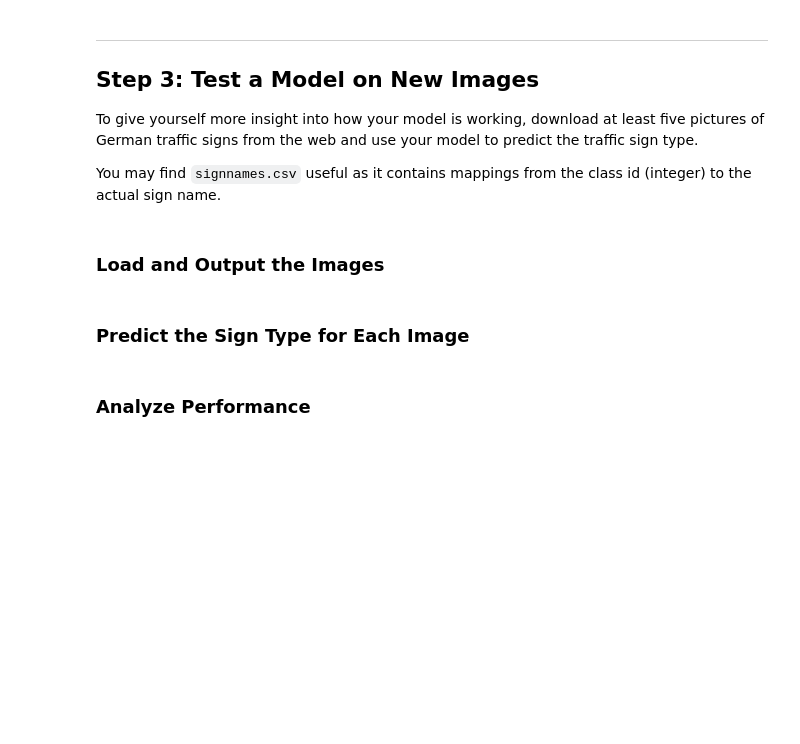
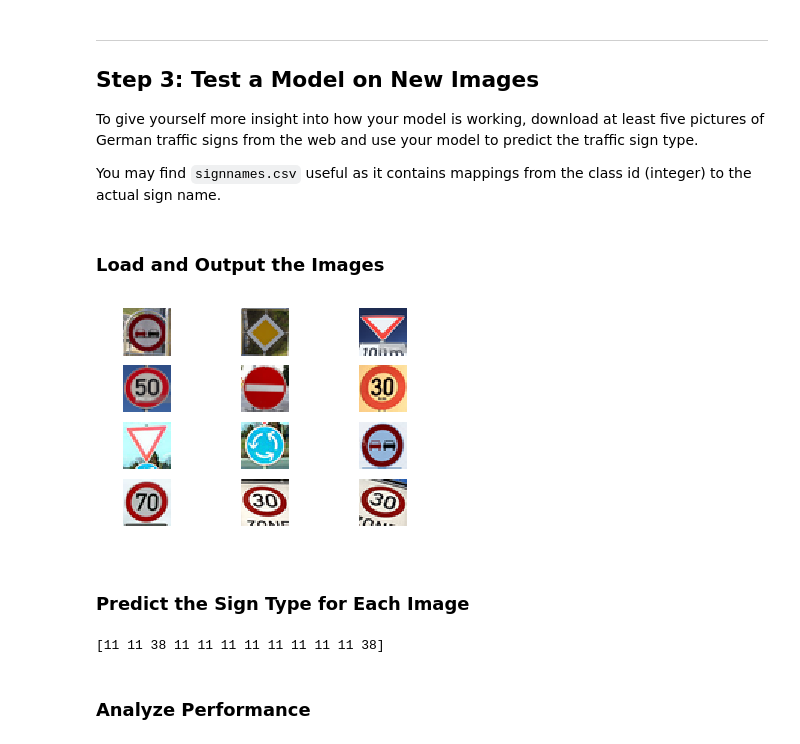
Before and after one commit to uboot/CarND-Traffic-Sign-Classifier-Project, a Jupyter notebook: Traffic_Sign_Classifier.ipynb, the cells around one changed output. Cells and saved outputs as stored; diff of their text form; code cells hidden in the pictures; blank space fills up the shorter version.

Commit message:
Display example images

```diff
--- a/Traffic_Sign_Classifier.ipynb
+++ b/Traffic_Sign_Classifier.ipynb
@@ -310,2 +311,22 @@ You may find `signnames.csv` useful as it contains mappings from the class id (i
+# %%
+### Load the images and plot them here.
+### Feel free to use as many code cells as needed.
+
+import cv2
+
+images = [cv2.imread('internet-examples/{:02}.png'.format(i)) for i in range(1, 13)]
+images = [cv2.cvtColor(image, cv2.COLOR_BGR2RGB) for image in images]
+
+f, axarr = plt.subplots(4, 3)
+index = 0
+for i in range(4):
+    for j in range(3):
+        axarr[i, j].imshow(images[index])
+        axarr[i, j].axis('off')
+        index += 1
+
+preprocessed = preprocess(images)
+# %% [output]
+[figure, added]
 # %% [markdown]
 ### Predict the Sign Type for Each Image
@@ -316,3 +333,22 @@ You may find `signnames.csv` useful as it contains mappings from the class id (i
+# %%
+import tensorflow as tf
+
+tf.reset_default_graph()
+
+x = tf.placeholder(tf.float32, (None, 32, 32, 1))
+keep_prob = tf.placeholder(tf.float32)
+
+logits = LeNet(x, keep_prob)
+
+saver = tf.train.Saver()
+
+with tf.Session() as sess:
+    # Load the weights and bias
+    saver.restore(sess, './lenet')
+
+    print(sess.run(tf.argmax(logits, 1), feed_dict={x: preprocessed, keep_prob: 1.0}))
+# %% [output]
+[11 11 38 11 11 11 11 11 11 11 11 38]
 # %% [markdown]
 ### Analyze Performance
 # %%
```
Also changed, not shown: parts of 5 cells of this notebook, 2 other files.
